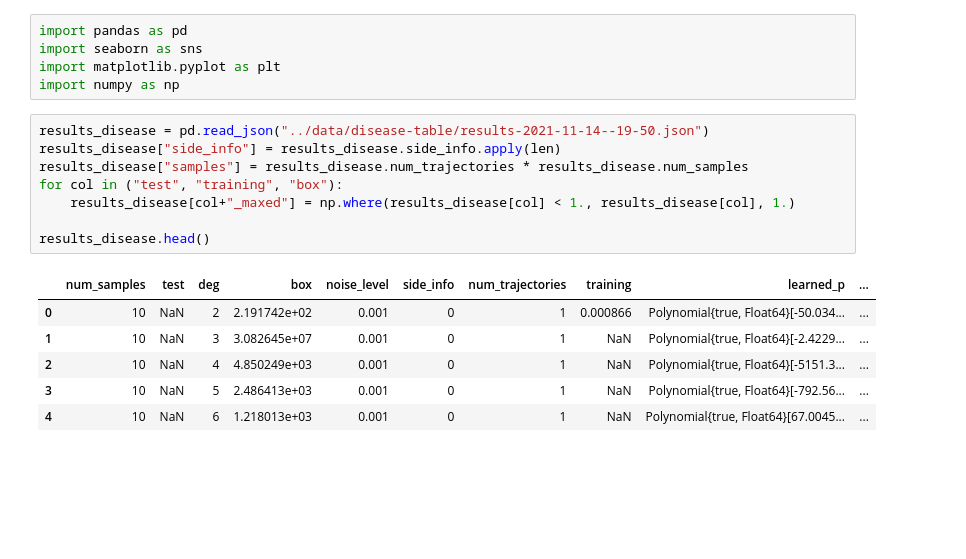
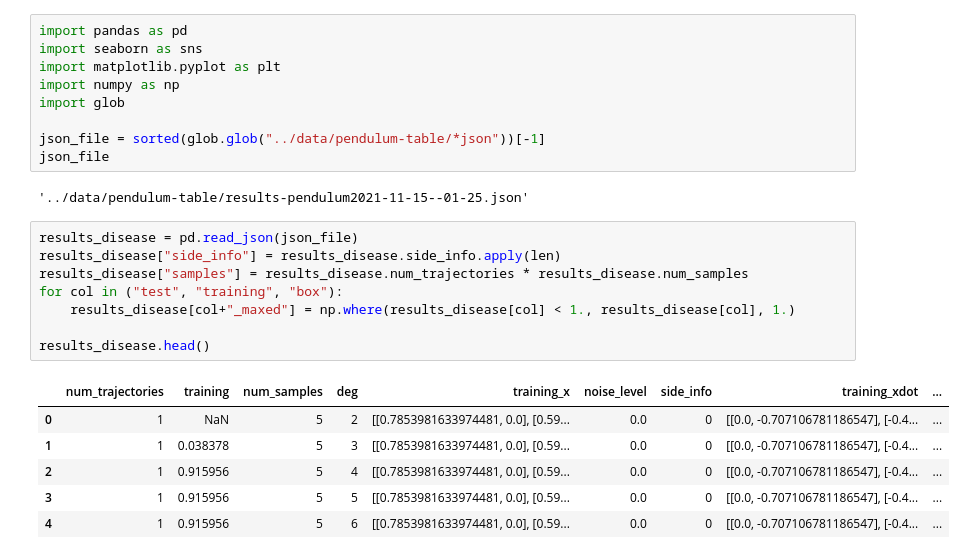
Before and after one commit to bachirelkhadir/learning-with-side-info, a Jupyter notebook: notebooks/read-tables.ipynb, the cells around one changed output. Saved outputs shown, nothing was run; the diff lists cells and outputs as text; blank space fills up the shorter version.

```diff
--- a/notebooks/read-tables.ipynb
+++ b/notebooks/read-tables.ipynb
@@ -3,18 +3,24 @@ import pandas as pd
 import seaborn as sns
 import matplotlib.pyplot as plt
 import numpy as np
+import glob
+
+json_file = sorted(glob.glob("../data/pendulum-table/*json"))[-1]
+json_file
+# %% [output]
+'../data/pendulum-table/results-pendulum2021-11-15--01-25.json'
 # %%
-results_disease = pd.read_json("../data/disease-table/results-2021-11-14--19-50.json")
+results_disease = pd.read_json(json_file)
 results_disease["side_info"] = results_disease.side_info.apply(len)
 results_disease["samples"] = results_disease.num_trajectories * results_disease.num_samples
 for col in ("test", "training", "box"):
     results_disease[col+"_maxed"] = np.where(results_disease[col] < 1., results_disease[col], 1.)
 
 results_disease.head()
 # %% [output]
-|  | num_samples | test | deg | box | noise_level | side_info | num_trajectories | training | learned_p | ... |
-| 0 | 10 | NaN | 2 | 2.191742e+02 | 0.001 | 0 | 1 | 0.000866 | Polynomial{true, Float64}[-50.034... | ... |
-| 1 | 10 | NaN | 3 | 3.082645e+07 | 0.001 | 0 | 1 | NaN | Polynomial{true, Float64}[-2.4229... | ... |
-| 2 | 10 | NaN | 4 | 4.850249e+03 | 0.001 | 0 | 1 | NaN | Polynomial{true, Float64}[-5151.3... | ... |
-| 3 | 10 | NaN | 5 | 2.486413e+03 | 0.001 | 0 | 1 | NaN | Polynomial{true, Float64}[-792.56... | ... |
-| 4 | 10 | NaN | 6 | 1.218013e+03 | 0.001 | 0 | 1 | NaN | Polynomial{true, Float64}[67.0045... | ... |
+|  | num_trajectories | training | num_samples | deg | training_x | noise_level | side_info | training_xdot | ... |
+| 0 | 1 | NaN | 5 | 2 | [[0.7853981633974481, 0.0], [0.59... | 0.0 | 0 | [[0.0, -0.707106781186547], [-0.4... | ... |
+| 1 | 1 | 0.038378 | 5 | 3 | [[0.7853981633974481, 0.0], [0.59... | 0.0 | 0 | [[0.0, -0.707106781186547], [-0.4... | ... |
+| 2 | 1 | 0.915956 | 5 | 4 | [[0.7853981633974481, 0.0], [0.59... | 0.0 | 0 | [[0.0, -0.707106781186547], [-0.4... | ... |
+| 3 | 1 | 0.915956 | 5 | 5 | [[0.7853981633974481, 0.0], [0.59... | 0.0 | 0 | [[0.0, -0.707106781186547], [-0.4... | ... |
+| 4 | 1 | 0.915956 | 5 | 6 | [[0.7853981633974481, 0.0], [0.59... | 0.0 | 0 | [[0.0, -0.707106781186547], [-0.4... | ... |
```
Also changed, not shown: parts of 11 cells of this notebook, 20 other files.
